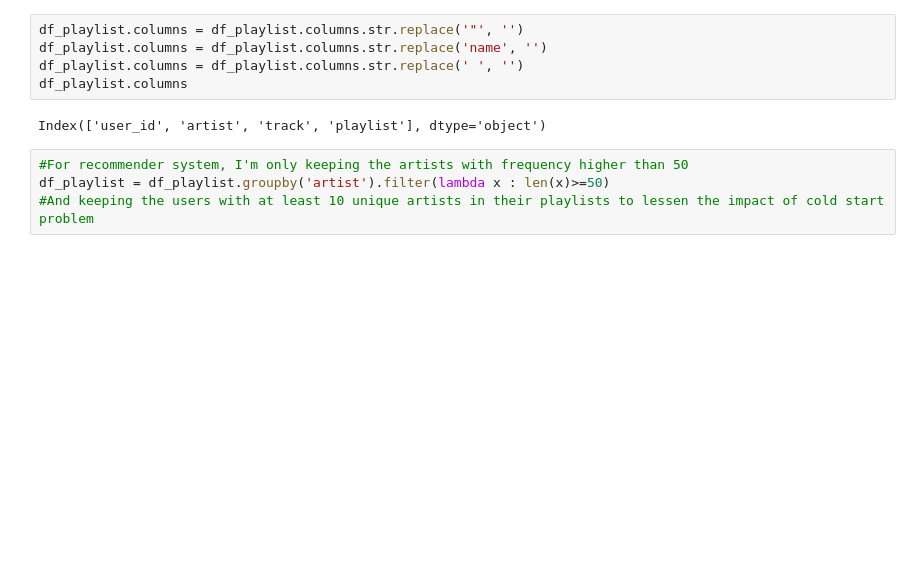
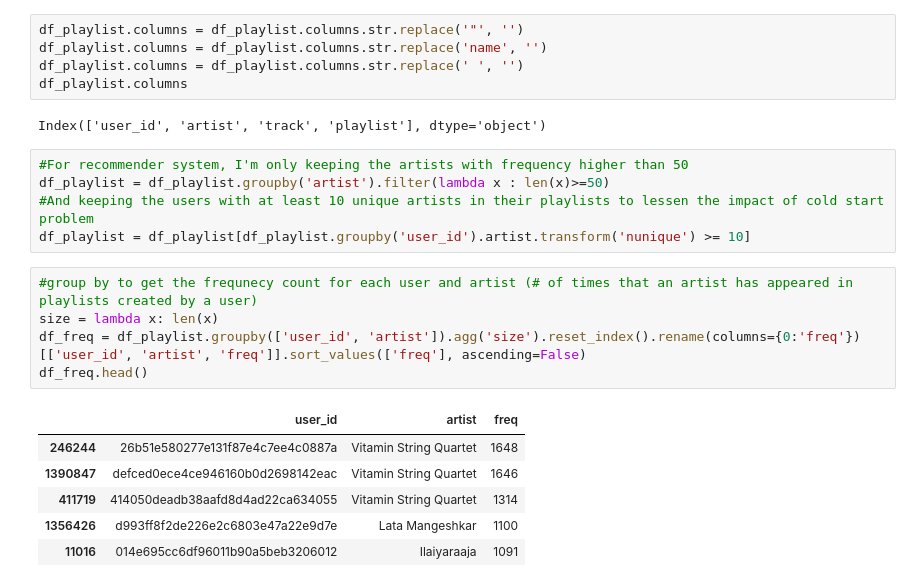
Before and after one commit to AntonisCSt/Music-Recommender-System, a Jupyter notebook: recommend_artist.ipynb, the cells around one changed output. Saved outputs shown, nothing was run; the diff lists cells and outputs as text; blank space fills up the shorter version.

```diff
--- a/recommend_artist.ipynb
+++ b/recommend_artist.ipynb
@@ -41,3 +42,16 @@ Index(['user_id', 'artist', 'track', 'playlist'], dtype='object')
 #For recommender system, I'm only keeping the artists with frequency higher than 50
 df_playlist = df_playlist.groupby('artist').filter(lambda x : len(x)>=50)
 #And keeping the users with at least 10 unique artists in their playlists to lessen the impact of cold start problem
+df_playlist = df_playlist[df_playlist.groupby('user_id').artist.transform('nunique') >= 10]
+# %%
+#group by to get the frequnecy count for each user and artist (# of times that an artist has appeared in playlists created by a user)
+size = lambda x: len(x)
+df_freq = df_playlist.groupby(['user_id', 'artist']).agg('size').reset_index().rename(columns={0:'freq'})[['user_id', 'artist', 'freq']].sort_values(['freq'], ascending=False)
+df_freq.head()
+# %% [output]
+|  | user_id | artist | freq |
+| 246244 | 26b51e580277e131f87e4c7ee4c0887a | Vitamin String Quartet | 1648 |
+| 1390847 | defced0ece4ce946160b0d2698142eac | Vitamin String Quartet | 1646 |
+| 411719 | 414050deadb38aafd8d4ad22ca634055 | Vitamin String Quartet | 1314 |
+| 1356426 | d993ff8f2de226e2c6803e47a22e9d7e | Lata Mangeshkar | 1100 |
+| 11016 | 014e695cc6df96011b90a5beb3206012 | Ilaiyaraaja | 1091 |
```
Also changed, not shown: parts of 17 cells of this notebook.
